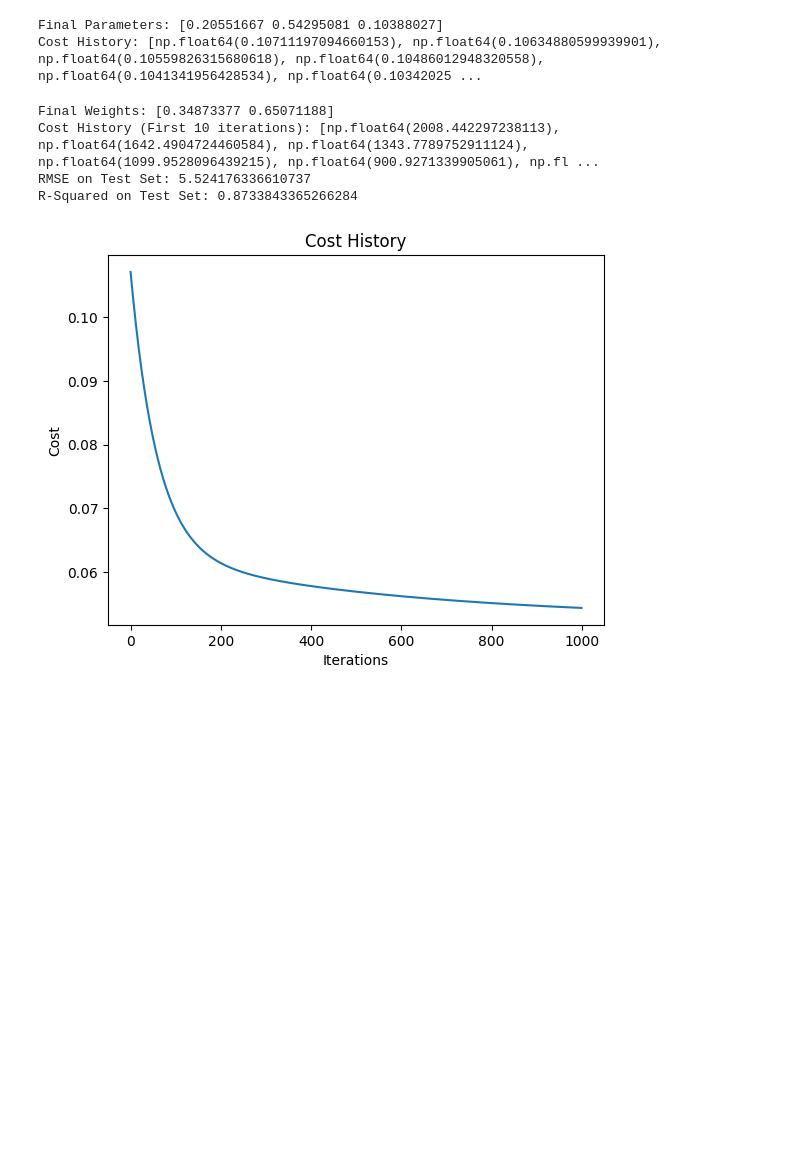
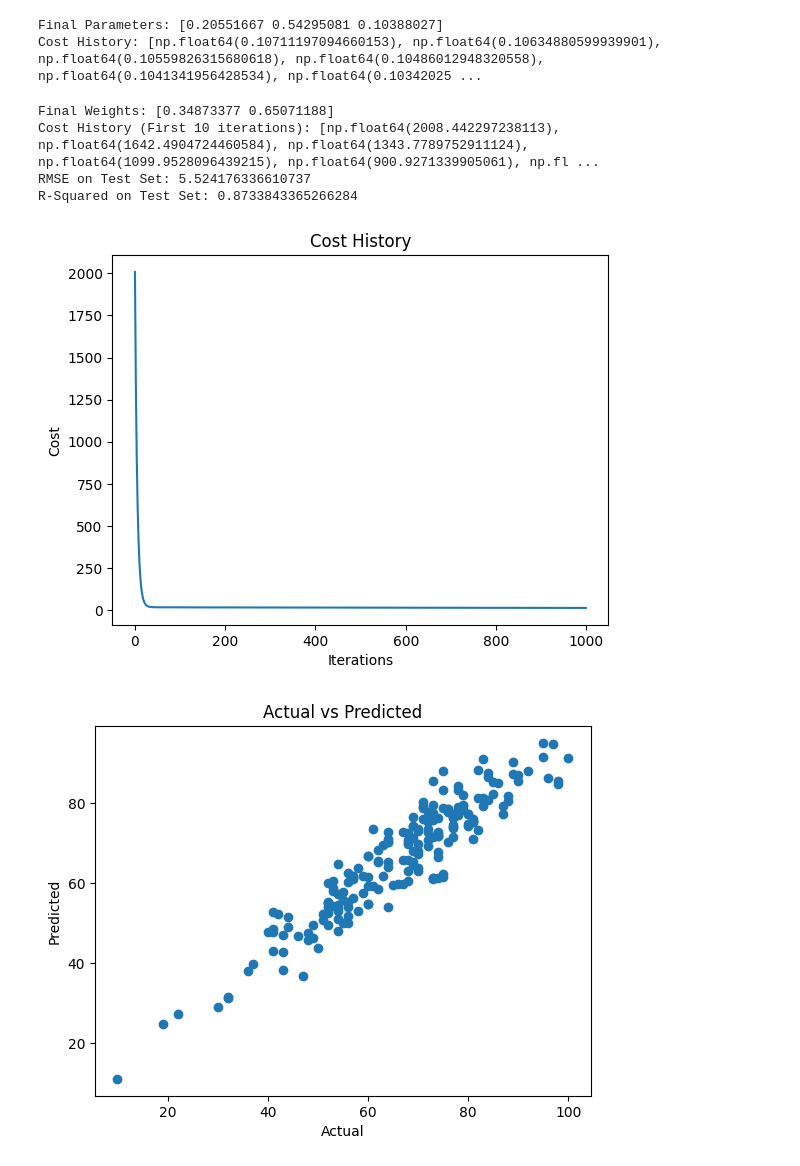
Before and after one commit to rohitkhadka1/5CS037-2024, a Jupyter notebook: Worksheets/2407942_Rohit_Khadka_Worksheet_5.ipynb, the cells around one changed output. Cells and saved outputs as stored; diff of their text form; code cells hidden in the pictures; blank space fills up the shorter version.

```diff
--- a/Worksheets/2407942_Rohit_Khadka_Worksheet_5.ipynb
+++ b/Worksheets/2407942_Rohit_Khadka_Worksheet_5.ipynb
@@ -116,44 +116,54 @@ def r2_score(Y, Y_pred):
     ss_res = np.sum((Y - Y_pred) ** 2)
     r2 = 1 - (ss_res / ss_tot)
     return r2
+# %%
+#plotting the cost history
+import matplotlib.pyplot as plt
+def plot_cost_history(iterations, cost_history):
+    plt.plot(range(iterations), cost_history)
+    plt.xlabel("Iterations")
+    plt.ylabel("Cost")
+    plt.title("Cost History")
+    return plt.show()
+
+def plot_acutal_vs_predicted(Y, Y_pred):
+
+    plt.scatter(Y, Y_pred)
+    plt.xlabel("Actual")
+    plt.ylabel("Predicted")
+    plt.title("Actual vs Predicted")
+    return plt.show()
 # %%
 #Main function
 def main():
     #Step 1: load the dataset
     data = pd.read_csv(r"C:\Users\Asus\Desktop\ML_Herald\Repository\5CS037-2024-Rohit\Worksheets\Datasets\StudentsPerformance.csv")
 
     X = data[['math score', 'reading score']].values
     Y = data['writing score'].values
 
     X_train, X_test, Y_train, Y_test = train_test_split(X, Y, test_size=0.2, random_state=42)
 
     W = np.zeros(X_train.shape[1])
     alpha = 0.00001
     iterations = 1000
     W_optimal, cost_history = gradient_descent(X_train, Y_train, W, alpha, iterations)
     Y_pred = np.dot(X_test, W_optimal)
     rmse_score = rmse(Y_test, Y_pred)
     r2 = r2_score(Y_test, Y_pred)
     print("Final Weights:", W_optimal)
     print("Cost History (First 10 iterations):", cost_history[:10])
     print("RMSE on Test Set:", rmse_score)
     print("R-Squared on Test Set:", r2)
+    plot_cost_history(iterations, cost_history)
+    plot_acutal_vs_predicted(Y_test, Y_pred)
 
 if __name__ == "__main__":
     main()
 # %% [output]
 Final Weights: [0.34873377 0.65071188]
 Cost History (First 10 iterations): [np.float64(2008.442297238113), np.float64(1642.4904724460584), np.float64(1343.7789752911124), np.float64(1099.9528096439215), np.float64(900.9271339905061), np.fl ...
 RMSE on Test Set: 5.524176336610737
 R-Squared on Test Set: 0.8733843365266284
+[figure, added]
+[figure, added]
-# %%
-#plotting the cost history
-
-import matplotlib.pyplot as plt
-plt.plot(range(iterations), cost_history)
-plt.xlabel("Iterations")
-plt.ylabel("Cost")
-plt.title("Cost History")
-plt.show()
-# %% [output]
-[figure, removed]
```
Also changed, not shown: parts of 1 cell of this notebook, 1 other file.
